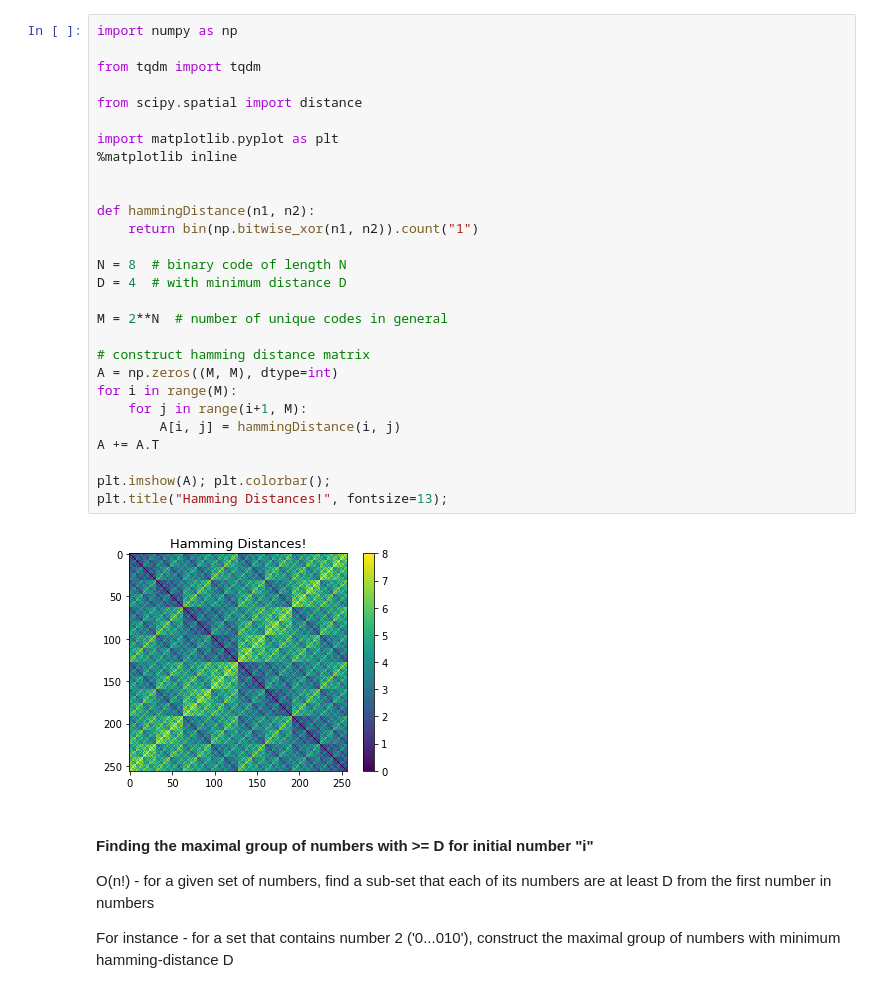
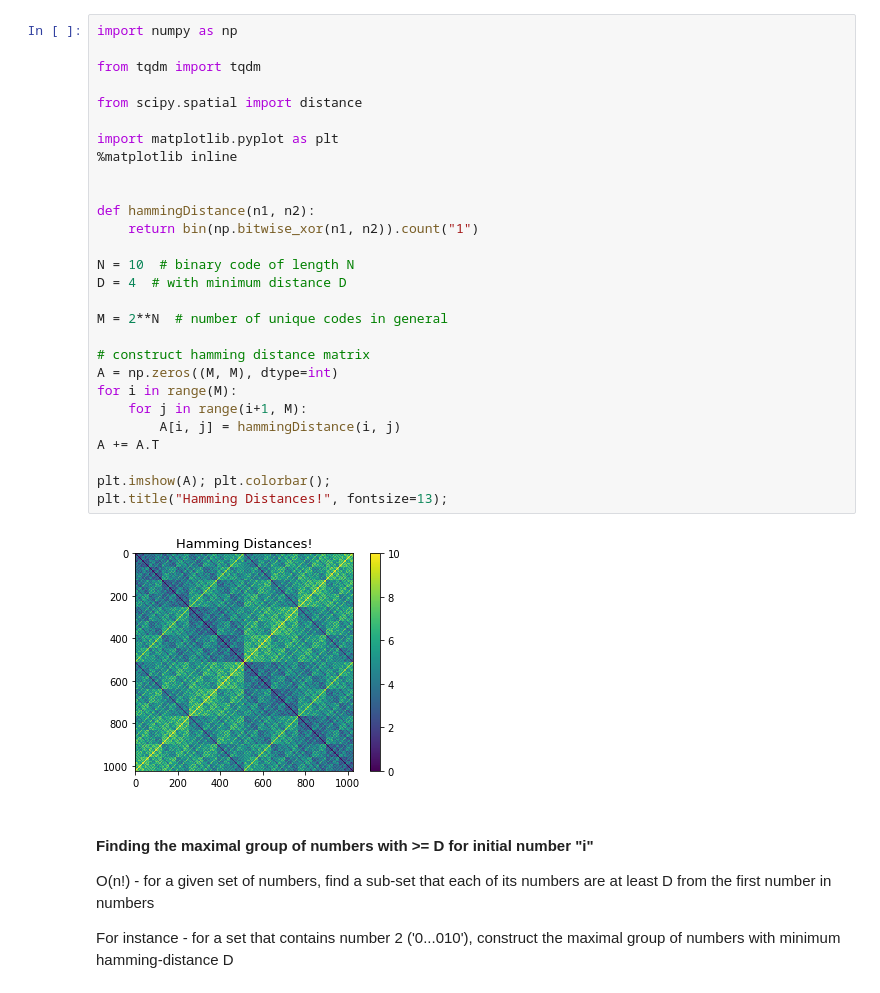
Before and after one commit to Golbstein/binary-code-generator, a Jupyter notebook: maximum_hamming_distance_codes_generator.ipynb, the cells around one changed output. Saved outputs shown, nothing was run; the diff lists cells and outputs as text.

```diff
--- a/maximum_hamming_distance_codes_generator.ipynb
+++ b/maximum_hamming_distance_codes_generator.ipynb
@@ -1,33 +1,33 @@
 # %%
 import numpy as np
 
 from tqdm import tqdm
 
 from scipy.spatial import distance
 
 import matplotlib.pyplot as plt
 %matplotlib inline
 
 
 def hammingDistance(n1, n2):
     return bin(np.bitwise_xor(n1, n2)).count("1")
 
-N = 8  # binary code of length N
+N = 10  # binary code of length N
 D = 4  # with minimum distance D
 
 M = 2**N  # number of unique codes in general
 
 # construct hamming distance matrix
 A = np.zeros((M, M), dtype=int)
 for i in range(M):
     for j in range(i+1, M):
         A[i, j] = hammingDistance(i, j)
 A += A.T
 
 plt.imshow(A); plt.colorbar();
 plt.title("Hamming Distances!", fontsize=13);
 # %% [output]
-[figure, old version]
+[figure, new version]
 # %% [markdown]
 #### Finding the maximal group of numbers with >= D for initial number "i"
 
```
Also changed, not shown: parts of 6 cells of this notebook.
